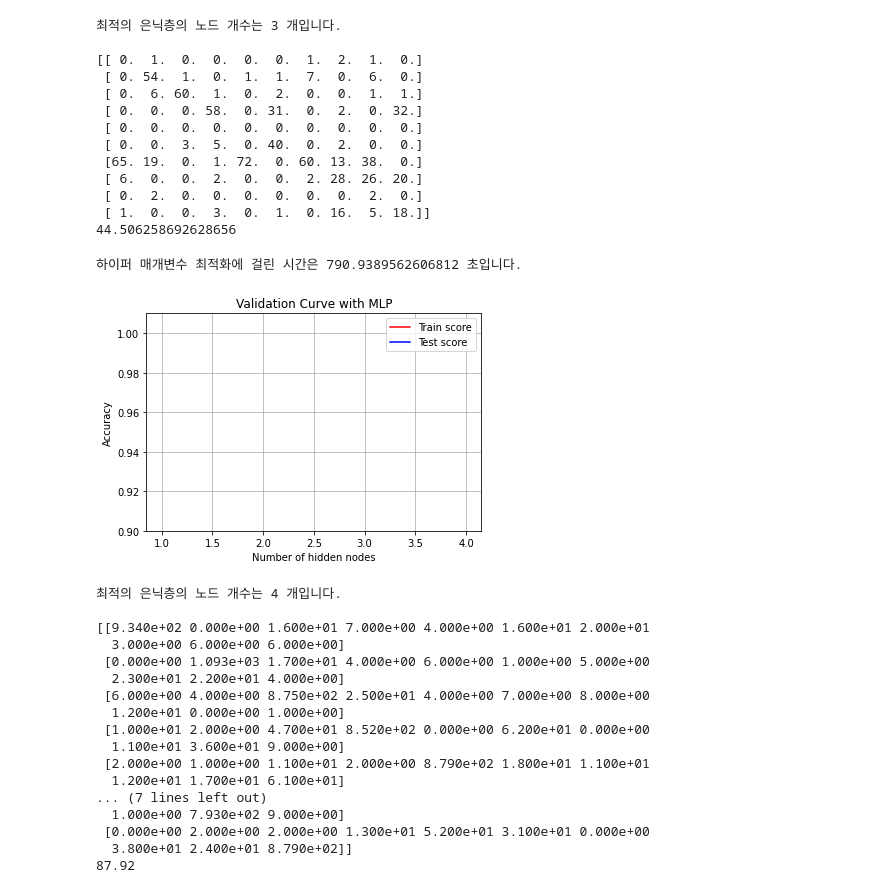
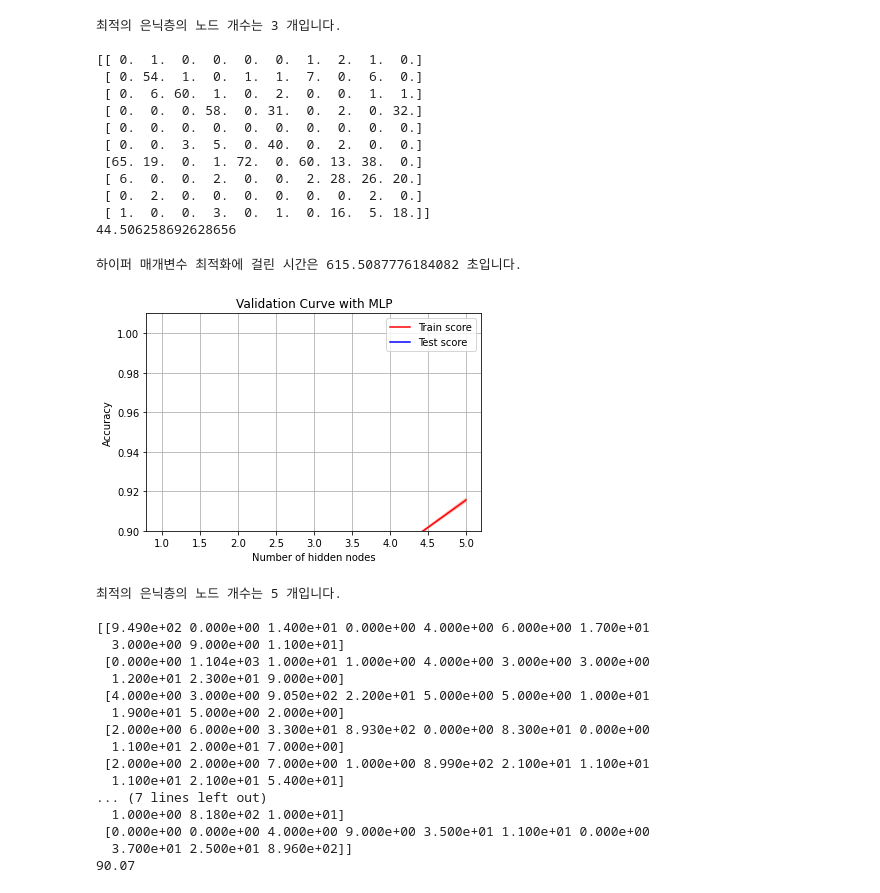
Before and after one commit to SIDED00R/SIDED00R, a Jupyter notebook: Untitled3.ipynb, the cells around one changed output. Drawn from its saved outputs; the diff is of its cells as text; code cells hidden in the pictures.

```diff
--- a/Untitled3.ipynb
+++ b/Untitled3.ipynb
@@ -240,7 +240,7 @@ y_test=np.int16(mnist.target[60000:])
 
 start=time.time()
 mlp=MLPClassifier(learning_rate_init=0.001,batch_size=32,max_iter=300,solver='sgd')
-prange=range(1,5,1)
+prange=range(1,6,1)
 train_score,test_score=validation_curve(mlp,x_train,y_train,param_name="hidden_layer_sizes",param_range=prange,cv=2,scoring="accuracy",n_jobs=4)
 end=time.time()
 print("하이퍼 매개변수 최적화에 걸린 시간은",end-start,"초입니다.")
@@ -254,49 +254,49 @@ plt.plot(prange,train_mean,label="Train score",color="r")
 plt.plot(prange,test_mean,label="Test score",color="b")
 plt.fill_between(prange,train_mean-train_std,train_mean+train_std,alpha=0.2,color="r")
 plt.fill_between(prange,test_mean-test_std,test_mean+test_std,alpha=0.2,color="b")
 plt.legend(loc="best")
 plt.title("Validation Curve with MLP")
 plt.xlabel("Number of hidden nodes")
 plt.ylabel("Accuracy")
 plt.ylim(0.9,1.01)
 plt.grid(axis='both')
 plt.show()
 
 best_number_nodes=prange[np.argmax(test_mean)]
 print("\n최적의 은닉층의 노드 개수는",best_number_nodes,"개입니다.\n")
 
 mlp_test=MLPClassifier(hidden_layer_sizes=(best_number_nodes),learning_rate_init=0.001,batch_size=32,max_iter=300,solver='sgd')
 mlp_test.fit(x_train,y_train)
 
 res=mlp_test.predict(x_test)
 
 conf=np.zeros((10,10))
 for i in range(len(res)):
   conf[res[i]][y_test[i]]+=1
 print(conf)
 
 no_correct=0
 for i in range(10):
   no_correct+=conf[i][i]
 accuracy=no_correct/len(res)
 print(accuracy*100)
 # %% [output]
-하이퍼 매개변수 최적화에 걸린 시간은 790.9389562606812 초입니다.
+하이퍼 매개변수 최적화에 걸린 시간은 615.5087776184082 초입니다.
-[figure, old version]
+[figure, new version]
-최적의 은닉층의 노드 개수는 4 개입니다.
+최적의 은닉층의 노드 개수는 5 개입니다.
 
-[[9.340e+02 0.000e+00 1.600e+01 7.000e+00 4.000e+00 1.600e+01 2.000e+01
-  3.000e+00 6.000e+00 6.000e+00]
- [0.000e+00 1.093e+03 1.700e+01 4.000e+00 6.000e+00 1.000e+00 5.000e+00
-  2.300e+01 2.200e+01 4.000e+00]
- [6.000e+00 4.000e+00 8.750e+02 2.500e+01 4.000e+00 7.000e+00 8.000e+00
-  1.200e+01 0.000e+00 1.000e+00]
- [1.000e+01 2.000e+00 4.700e+01 8.520e+02 0.000e+00 6.200e+01 0.000e+00
-  1.100e+01 3.600e+01 9.000e+00]
- [2.000e+00 1.000e+00 1.100e+01 2.000e+00 8.790e+02 1.800e+01 1.100e+01
-  1.200e+01 1.700e+01 6.100e+01]
+[[9.490e+02 0.000e+00 1.400e+01 0.000e+00 4.000e+00 6.000e+00 1.700e+01
+  3.000e+00 9.000e+00 1.100e+01]
+ [0.000e+00 1.104e+03 1.000e+01 1.000e+00 4.000e+00 3.000e+00 3.000e+00
+  1.200e+01 2.300e+01 9.000e+00]
+ [4.000e+00 3.000e+00 9.050e+02 2.200e+01 5.000e+00 5.000e+00 1.000e+01
+  1.900e+01 5.000e+00 2.000e+00]
+ [2.000e+00 6.000e+00 3.300e+01 8.930e+02 0.000e+00 8.300e+01 0.000e+00
+  1.100e+01 2.000e+01 7.000e+00]
+ [2.000e+00 2.000e+00 7.000e+00 1.000e+00 8.990e+02 2.100e+01 1.100e+01
+  1.100e+01 2.100e+01 5.400e+01]
 ... (7 lines left out)
-  1.000e+00 7.930e+02 9.000e+00]
- [0.000e+00 2.000e+00 2.000e+00 1.300e+01 5.200e+01 3.100e+01 0.000e+00
-  3.800e+01 2.400e+01 8.790e+02]]
-87.92
+  1.000e+00 8.180e+02 1.000e+01]
+ [0.000e+00 0.000e+00 4.000e+00 9.000e+00 3.500e+01 1.100e+01 0.000e+00
+  3.700e+01 2.500e+01 8.960e+02]]
+90.07
```
Also changed, not shown: parts of 7 cells of this notebook.
